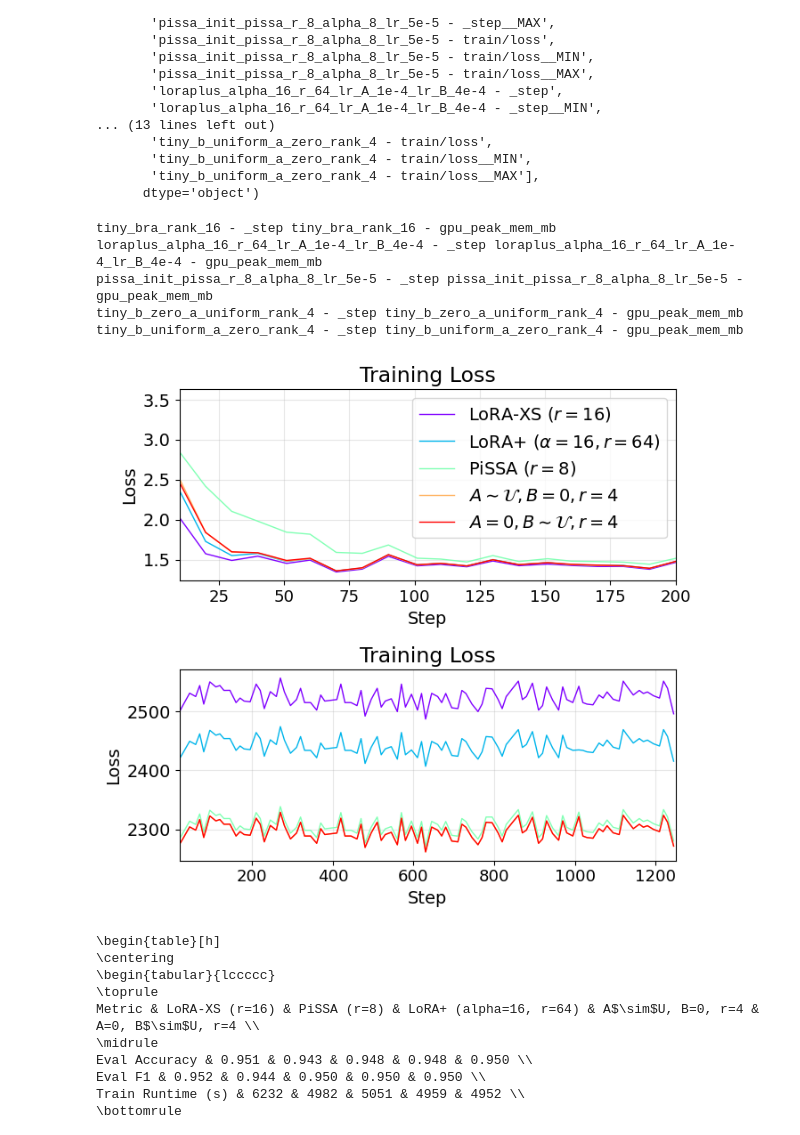
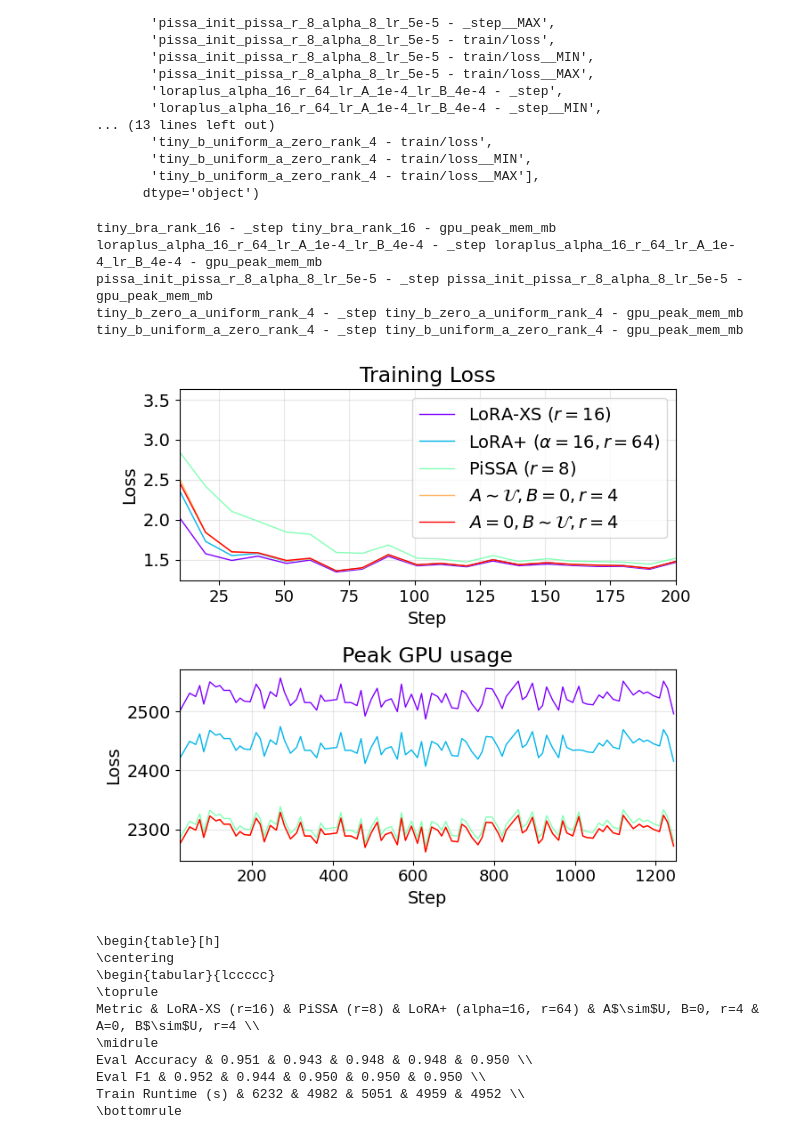
Before and after one commit to trifangrobert/better-call-lora, a Jupyter notebook: results.ipynb, the cells around one changed output. Drawn from its saved outputs; the diff is of its cells as text; code cells hidden in the pictures.

```diff
--- a/results.ipynb
+++ b/results.ipynb
@@ -751,35 +794,35 @@ for key, label in method_map.items():
         gpu = gpu_mem_df[gpu_col]
         color = rank_to_color[key]
         ax2.plot(steps, gpu, label=label, color=color, linewidth=1)
 
 ax2.set_xlim(gpu_mem_df['train/global_step'].min(), gpu_mem_df['train/global_step'].max())
-ax2.set_title("Training Loss")
+ax2.set_title("Peak GPU usage")
 ax2.set_xlabel("Step")
 ax2.set_ylabel("Loss")
 # ax2.legend()
 
 # for key, label in method_map.items():
 #     col_matches = [c for c in gpu_mem_df.columns if key in c and "gpu" in c]
 #     if col_matches:
 #         gpu_values.append(gpu_mem_df[col_matches[0]].values[0])
 #         labels.append(label)
 
 # sns.barplot(x=labels, y=gpu_values, ax=ax2, palette="YlOrBr")
 # ax2.set_title("GPU Peak Memory (MB)")
 # ax2.set_ylabel("Memory (MB)")
 # ax2.set_xlabel("")
 # ax2.tick_params(axis='x', rotation=15)
 
 plt.tight_layout()
 plt.savefig("plots/train_loss_and_gpu_mem.pdf")
 plt.show()
 # %% [output]
 tiny_bra_rank_16 - _step tiny_bra_rank_16 - gpu_peak_mem_mb
 loraplus_alpha_16_r_64_lr_A_1e-4_lr_B_4e-4 - _step loraplus_alpha_16_r_64_lr_A_1e-4_lr_B_4e-4 - gpu_peak_mem_mb
 pissa_init_pissa_r_8_alpha_8_lr_5e-5 - _step pissa_init_pissa_r_8_alpha_8_lr_5e-5 - gpu_peak_mem_mb
 tiny_b_zero_a_uniform_rank_4 - _step tiny_b_zero_a_uniform_rank_4 - gpu_peak_mem_mb
 tiny_b_uniform_a_zero_rank_4 - _step tiny_b_uniform_a_zero_rank_4 - gpu_peak_mem_mb
-[figure, old version]
+[figure, new version]
 # %%
 import pandas as pd
 import os
```
Also changed, not shown: parts of 2 cells of this notebook, 1 other file.
